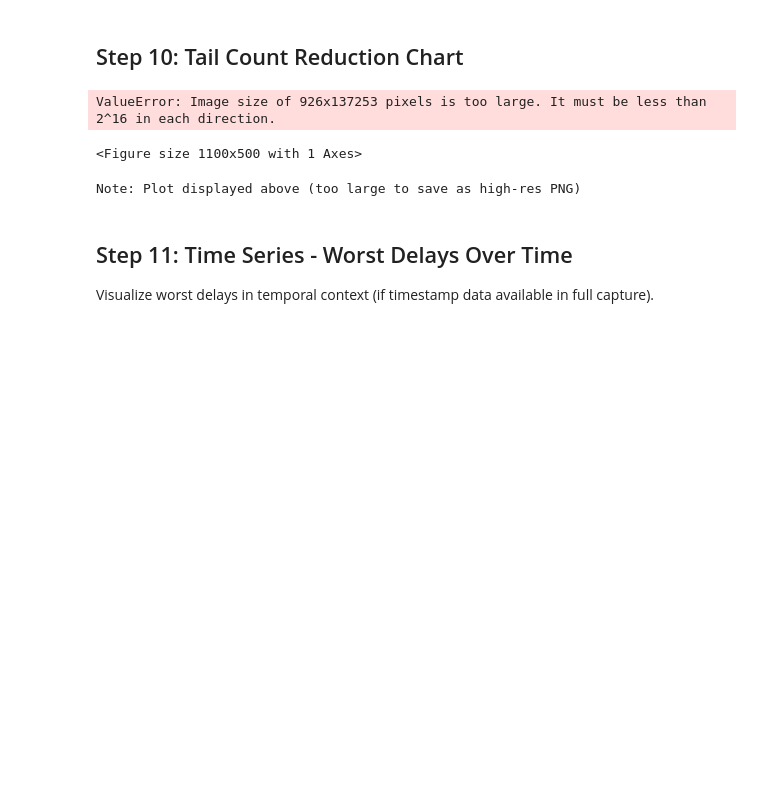
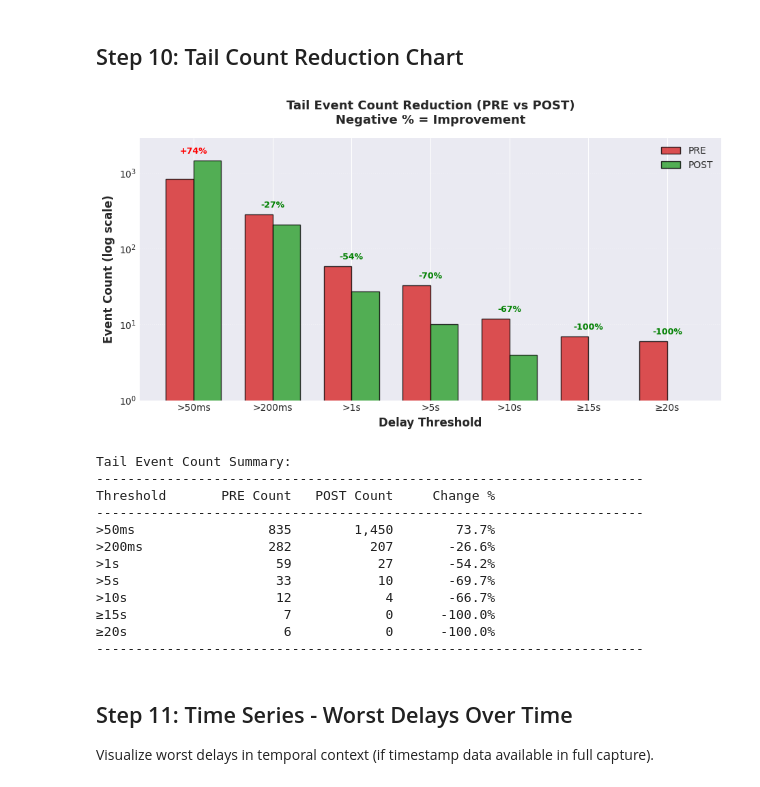
Before and after one commit to oracletechcl/aix-diag, a Jupyter notebook: Analysis/sqlnet_pre_post_closure_analysis.ipynb, the cells around one changed output. Saved outputs shown, nothing was run; the diff lists cells and outputs as text; code cells hidden in the pictures; blank space fills up the shorter version.

```diff
--- a/Analysis/sqlnet_pre_post_closure_analysis.ipynb
+++ b/Analysis/sqlnet_pre_post_closure_analysis.ipynb
@@ -737,57 +737,74 @@ def plot_tail_count_reduction(kpi_df):
     count_cols = [f'{t}_count' for t in thresholds]
 
     pre_counts = [kpi_df.loc['PRE', col] for col in count_cols]
     post_counts = [kpi_df.loc['POST', col] for col in count_cols]
 
     x = np.arange(len(thresholds))
     width = 0.35
 
     fig, ax = plt.subplots(figsize=(11, 5))
 
     bars1 = ax.bar(x - width/2, pre_counts, width, label='PRE',
                    color='#d62728', alpha=0.8, edgecolor='black', linewidth=1)
     bars2 = ax.bar(x + width/2, post_counts, width, label='POST',
                    color='#2ca02c', alpha=0.8, edgecolor='black', linewidth=1)
 
-    # Add value labels and reduction percentages
+    # Add simplified labels - just reduction percentages at top
     for i, (pre_cnt, post_cnt) in enumerate(zip(pre_counts, post_counts)):
-        # PRE label
-        ax.text(i - width/2, pre_cnt, f'{int(pre_cnt):,}',
-               ha='center', va='bottom', fontsize=8, fontweight='bold')
-        # POST label
-        ax.text(i + width/2, post_cnt, f'{int(post_cnt):,}',
-               ha='center', va='bottom', fontsize=8, fontweight='bold')
-
-        # Reduction percentage
         if pre_cnt > 0:
             reduction_pct = ((post_cnt - pre_cnt) / pre_cnt) * 100
-            mid_height = max(pre_cnt, post_cnt) * 1.08
             color = 'green' if reduction_pct < 0 else 'red'
-            ax.text(i, mid_height, f'{reduction_pct:+.1f}%',
-                   ha='center', va='bottom', fontsize=7,
-                   color=color, fontweight='bold',
-                   bbox=dict(boxstyle='round,pad=0.2', facecolor='white', alpha=0.7))
+            # Place label above the taller bar
+            y_pos = max(pre_cnt, post_cnt) * 1.15
+            ax.text(i, y_pos, f'{reduction_pct:+.0f}%',
+                   ha='center', va='bottom', fontsize=9,
+                   color=color, fontweight='bold')
 
     ax.set_xlabel('Delay Threshold', fontsize=12, fontweight='bold')
-    ax.set_ylabel('Event Count', fontsize=12, fontweight='bold')
-    ax.set_title('Tail Event Count Reduction (PRE vs POST) - Negative % = Improvement',
-                 fontsize=12, fontweight='bold', pad=10)
+    ax.set_ylabel('Event Count (log scale)', fontsize=12, fontweight='bold')
+    ax.set_title('Tail Event Count Reduction (PRE vs POST)\nNegative % = Improvement',
+                 fontsize=13, fontweight='bold', pad=15)
     ax.set_xticks(x)
-    ax.set_xticklabels(thresholds, fontsize=10, rotation=15, ha='right')
-    ax.legend(fontsize=10)
+    ax.set_xticklabels(thresholds, fontsize=10)
+    ax.legend(fontsize=10, loc='upper right')
     ax.grid(True, axis='y', linestyle=':', alpha=0.4)
     ax.set_yscale('log')
 
-    plt.tight_layout()
+    # Set reasonable y-axis limits to prevent excessive white space
+    max_count = max(max(pre_counts), max(post_counts))
+    ax.set_ylim(bottom=1, top=max_count * 2)
+
     plt.show()
     plt.close()
-    print("Note: Plot displayed above (too large to save as high-res PNG)")
+
+    # Print summary table instead of complex annotations
+    print("\nTail Event Count Summary:")
+    print("-" * 70)
+    print(f"{'Threshold':<12} {'PRE Count':>12} {'POST Count':>12} {'Change %':>12}")
+    print("-" * 70)
+    for thr, pre_c, post_c in zip(thresholds, pre_counts, post_counts):
+        if pre_c > 0:
+            change = ((post_c - pre_c) / pre_c) * 100
+            print(f"{thr:<12} {int(pre_c):>12,} {int(post_c):>12,} {change:>11.1f}%")
+        else:
+            print(f"{thr:<12} {int(pre_c):>12,} {int(post_c):>12,} {'N/A':>12}")
+    print("-" * 70)
 
 plot_tail_count_reduction(kpi_df)
 # %% [output]
+[figure, added]
-ValueError: Image size of 926x137253 pixels is too large. It must be less than 2^16 in each direction.
+Tail Event Count Summary:
+----------------------------------------------------------------------
+Threshold       PRE Count   POST Count     Change %
+----------------------------------------------------------------------
+>50ms                 835        1,450        73.7%
+>200ms                282          207       -26.6%
+>1s                    59           27       -54.2%
+>5s                    33           10       -69.7%
+>10s                   12            4       -66.7%
+≥15s                    7            0      -100.0%
+≥20s                    6            0      -100.0%
+----------------------------------------------------------------------
-<Figure size 1100x500 with 1 Axes>
-Note: Plot displayed above (too large to save as high-res PNG)
 # %% [markdown]
 ## Step 11: Time Series - Worst Delays Over Time
 
```
Also changed, not shown: parts of 2 cells of this notebook.
